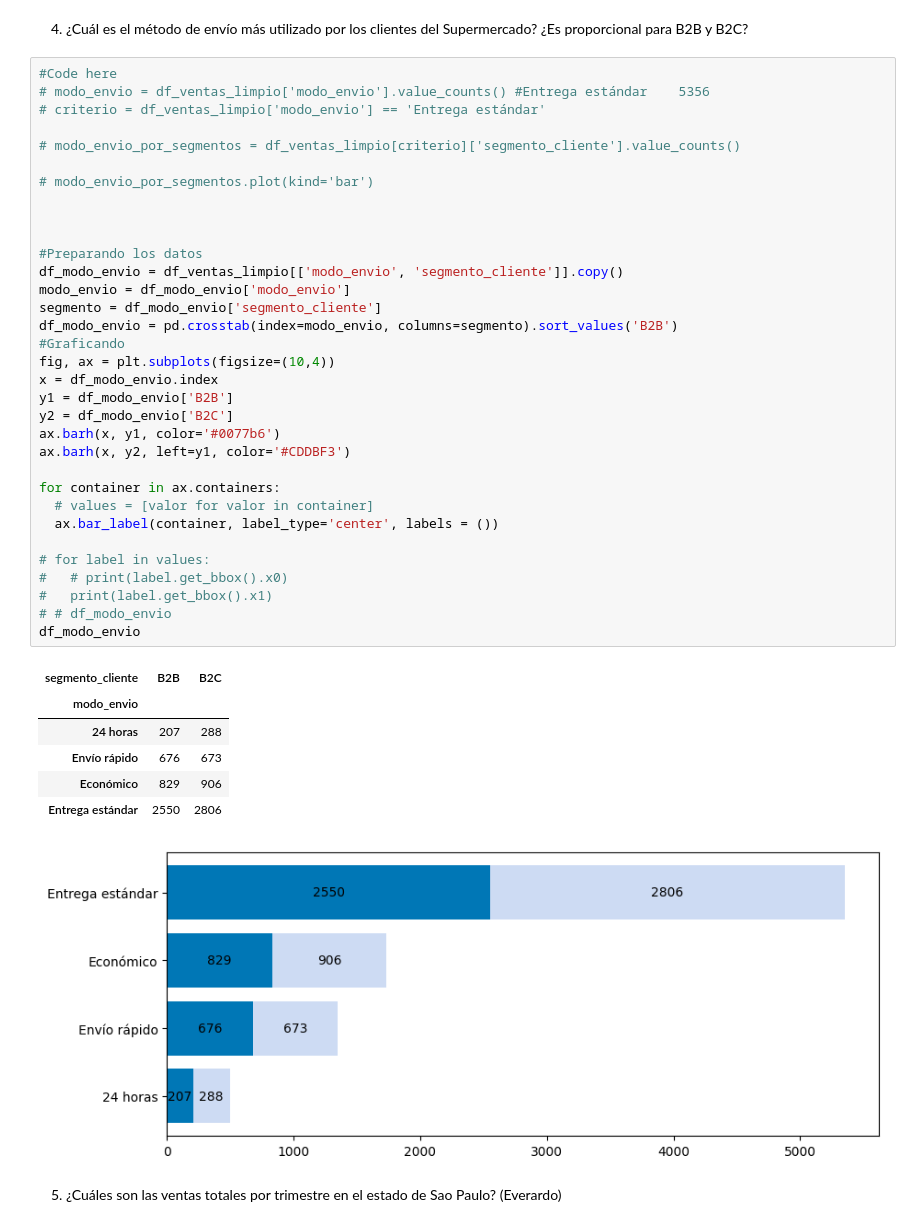
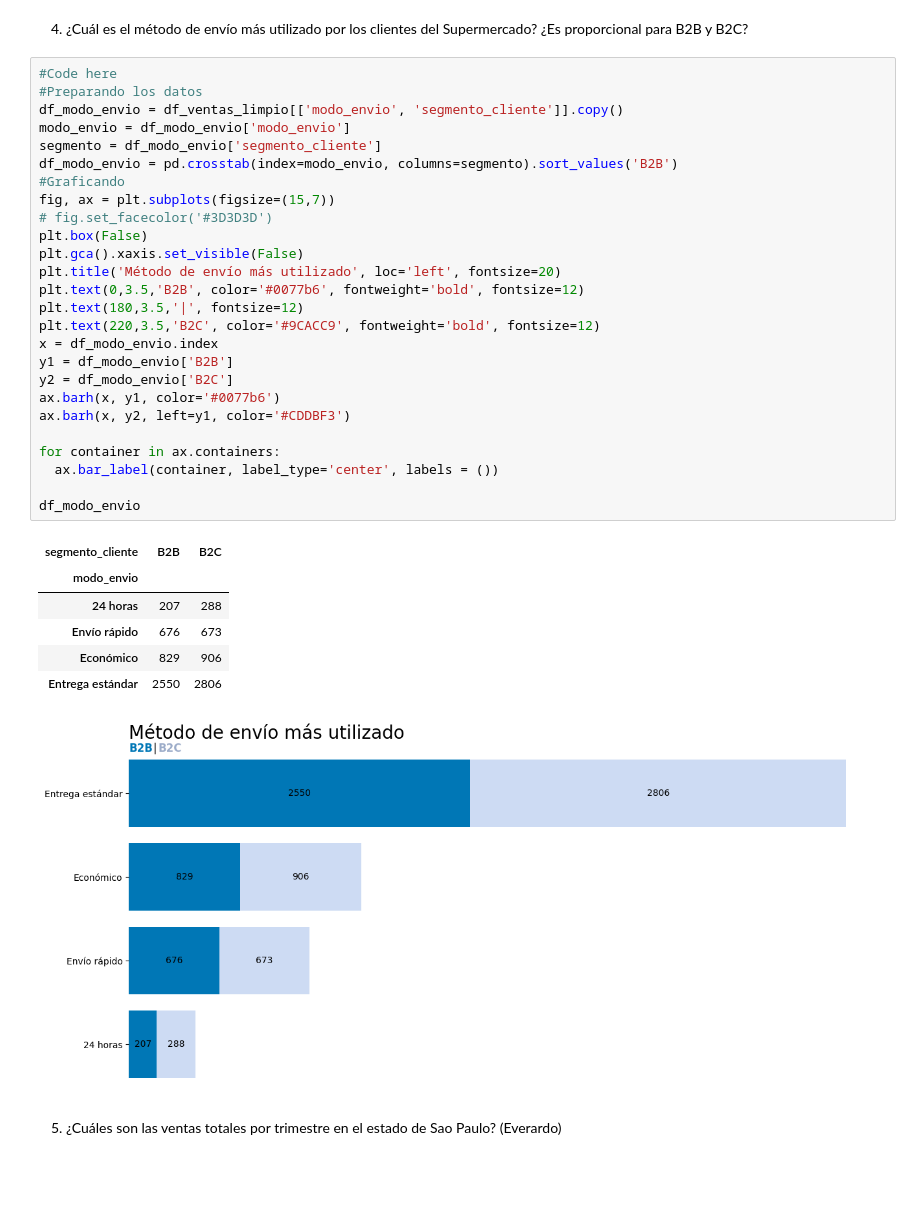
Before and after one commit to pabloing93/supermarket-sales-analysis, a Jupyter notebook: Supermarket_Sales_Analysis.ipynb, the cells around one changed output. Saved outputs shown, nothing was run; the diff lists cells and outputs as text; blank space fills up the shorter version.

```diff
--- a/Supermarket_Sales_Analysis.ipynb
+++ b/Supermarket_Sales_Analysis.ipynb
@@ -60,45 +60,38 @@ df_ventas_limpio
 4. ¿Cuál es el método de envío más utilizado por los clientes del Supermercado? ¿Es proporcional para B2B y B2C?
 # %%
 #Code here
-# modo_envio = df_ventas_limpio['modo_envio'].value_counts() #Entrega estándar    5356
-# criterio = df_ventas_limpio['modo_envio'] == 'Entrega estándar'
-
-# modo_envio_por_segmentos = df_ventas_limpio[criterio]['segmento_cliente'].value_counts()
-
-# modo_envio_por_segmentos.plot(kind='bar')
-
-
-
 #Preparando los datos
 df_modo_envio = df_ventas_limpio[['modo_envio', 'segmento_cliente']].copy()
 modo_envio = df_modo_envio['modo_envio']
 segmento = df_modo_envio['segmento_cliente']
 df_modo_envio = pd.crosstab(index=modo_envio, columns=segmento).sort_values('B2B')
 #Graficando
-fig, ax = plt.subplots(figsize=(10,4))
+fig, ax = plt.subplots(figsize=(15,7))
+# fig.set_facecolor('#3D3D3D')
+plt.box(False)
+plt.gca().xaxis.set_visible(False)
+plt.title('Método de envío más utilizado', loc='left', fontsize=20)
+plt.text(0,3.5,'B2B', color='#0077b6', fontweight='bold', fontsize=12)
+plt.text(180,3.5,'|', fontsize=12)
+plt.text(220,3.5,'B2C', color='#9CACC9', fontweight='bold', fontsize=12)
 x = df_modo_envio.index
 y1 = df_modo_envio['B2B']
 y2 = df_modo_envio['B2C']
 ax.barh(x, y1, color='#0077b6')
 ax.barh(x, y2, left=y1, color='#CDDBF3')
 
 for container in ax.containers:
-  # values = [valor for valor in container]
   ax.bar_label(container, label_type='center', labels = ())
 
-# for label in values:
-#   # print(label.get_bbox().x0)
-#   print(label.get_bbox().x1)
-# # df_modo_envio
 df_modo_envio
 # %% [output]
 | segmento_cliente | B2B | B2C |
 | modo_envio |  |  |
 | 24 horas | 207 | 288 |
 | Envío rápido | 676 | 673 |
 | Económico | 829 | 906 |
 | Entrega estándar | 2550 | 2806 |
-[figure, old version]
+[figure, new version]
 # %% [markdown]
 5. ¿Cuáles son las ventas totales por trimestre en el estado de Sao Paulo? (Everardo)
 # %%
```
